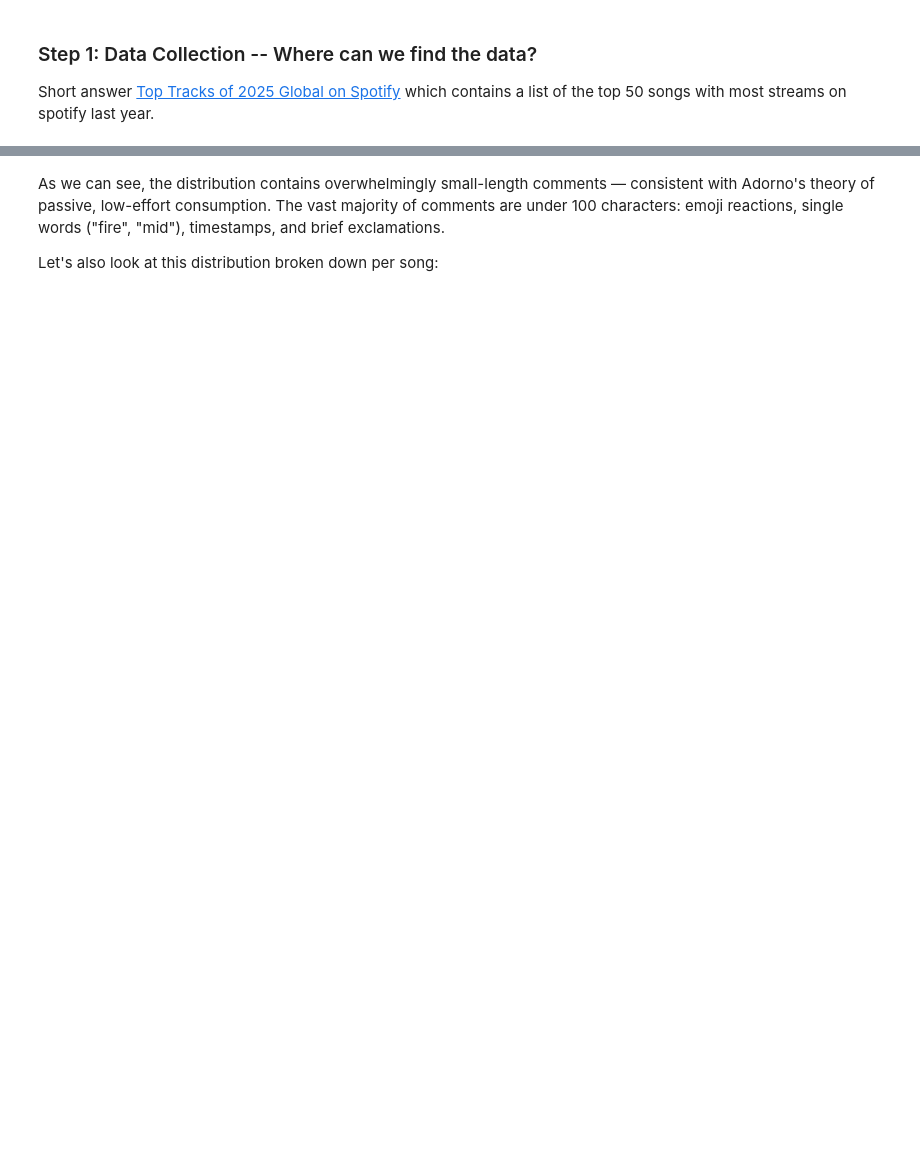
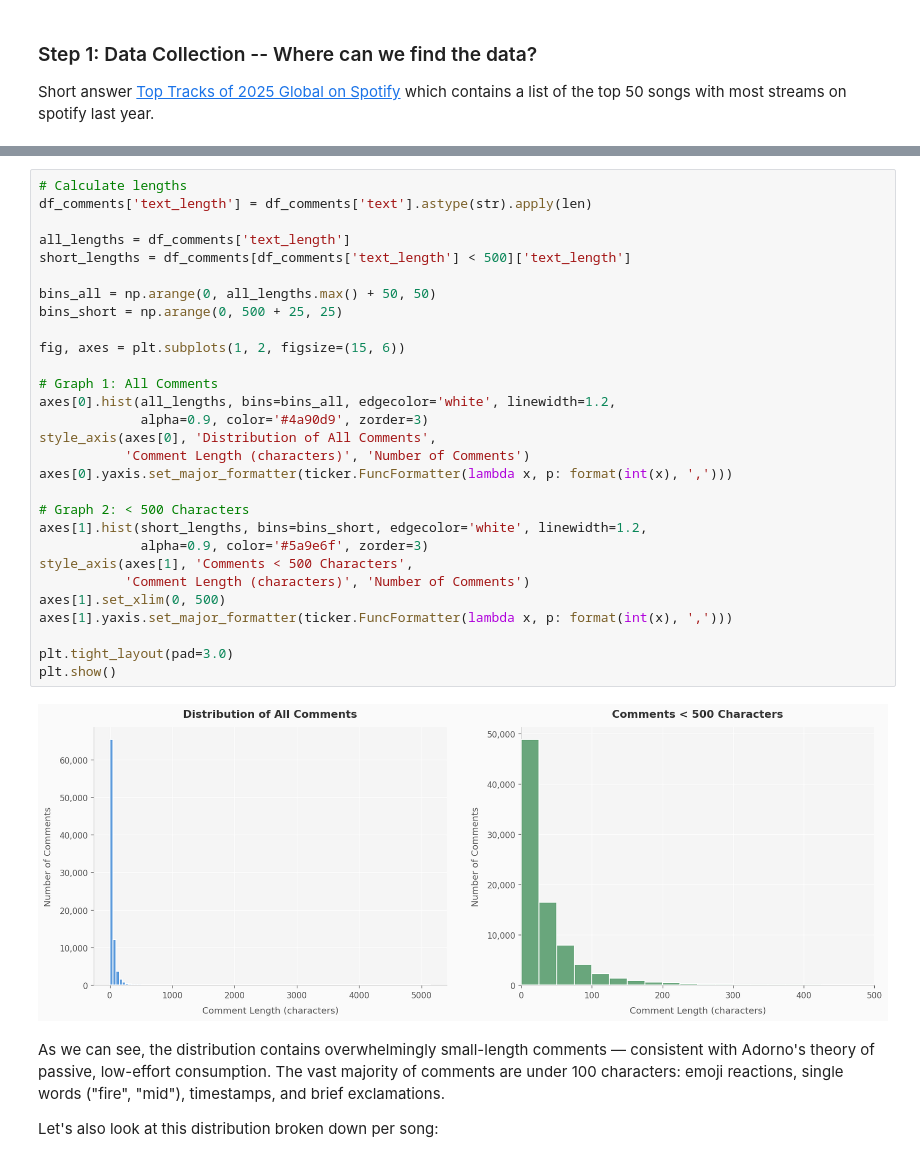
Before and after one commit to LuizFelipeBarbosa/testing-adorno, a Jupyter notebook: testing-adorno.ipynb, the cells around one changed output, grey strips where cells are left out. Saved outputs shown, nothing was run; the diff lists cells and outputs as text; blank space fills up the shorter version.

```diff
--- a/testing-adorno.ipynb
+++ b/testing-adorno.ipynb
@@ -143,3 +212,34 @@ plt.show()
+# %%
+# Calculate lengths
+df_comments['text_length'] = df_comments['text'].astype(str).apply(len)
+
+all_lengths = df_comments['text_length']
+short_lengths = df_comments[df_comments['text_length'] < 500]['text_length']
+
+bins_all = np.arange(0, all_lengths.max() + 50, 50)
+bins_short = np.arange(0, 500 + 25, 25)
+
+fig, axes = plt.subplots(1, 2, figsize=(15, 6))
+
+# Graph 1: All Comments
+axes[0].hist(all_lengths, bins=bins_all, edgecolor='white', linewidth=1.2,
+             alpha=0.9, color='#4a90d9', zorder=3)
+style_axis(axes[0], 'Distribution of All Comments',
+           'Comment Length (characters)', 'Number of Comments')
+axes[0].yaxis.set_major_formatter(ticker.FuncFormatter(lambda x, p: format(int(x), ',')))
+
+# Graph 2: < 500 Characters
+axes[1].hist(short_lengths, bins=bins_short, edgecolor='white', linewidth=1.2,
+             alpha=0.9, color='#5a9e6f', zorder=3)
+style_axis(axes[1], 'Comments < 500 Characters',
+           'Comment Length (characters)', 'Number of Comments')
+axes[1].set_xlim(0, 500)
+axes[1].yaxis.set_major_formatter(ticker.FuncFormatter(lambda x, p: format(int(x), ',')))
+
+plt.tight_layout(pad=3.0)
+plt.show()
+# %% [output]
+[figure, added]
 # %% [markdown]
 As we can see, the distribution contains overwhelmingly small-length comments — consistent with Adorno's theory of passive, low-effort consumption. The vast majority of comments are under 100 characters: emoji reactions, single words ("fire", "mid"), timestamps, and brief exclamations.
 
```
Also changed, not shown: parts of 40 cells of this notebook, 1 other file.
